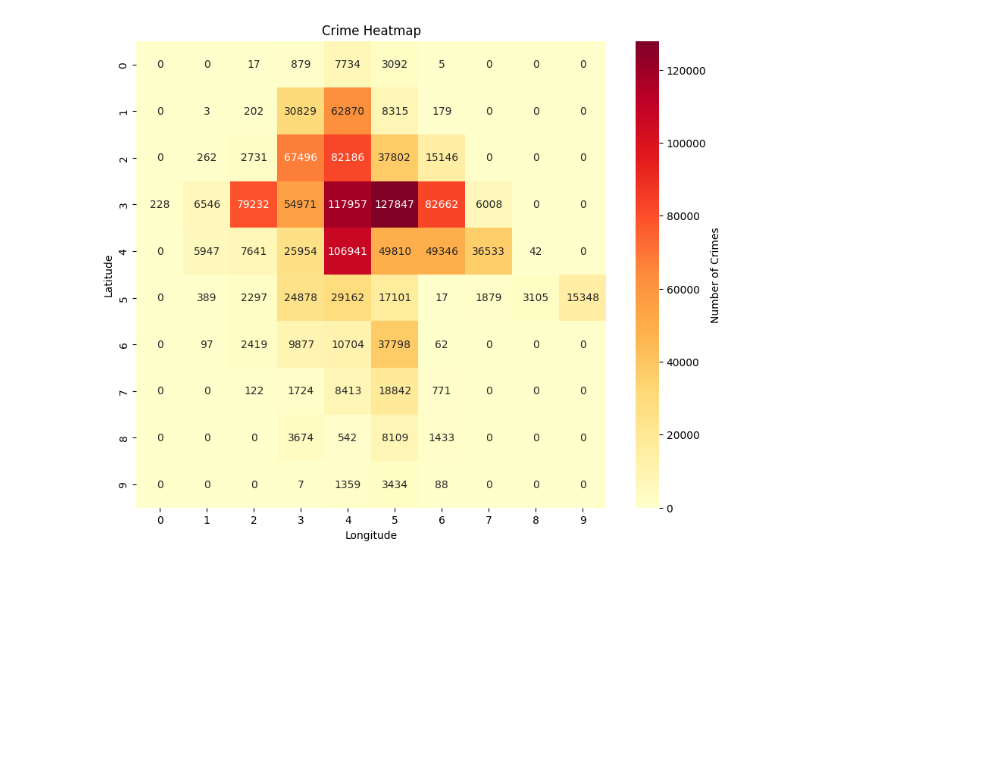
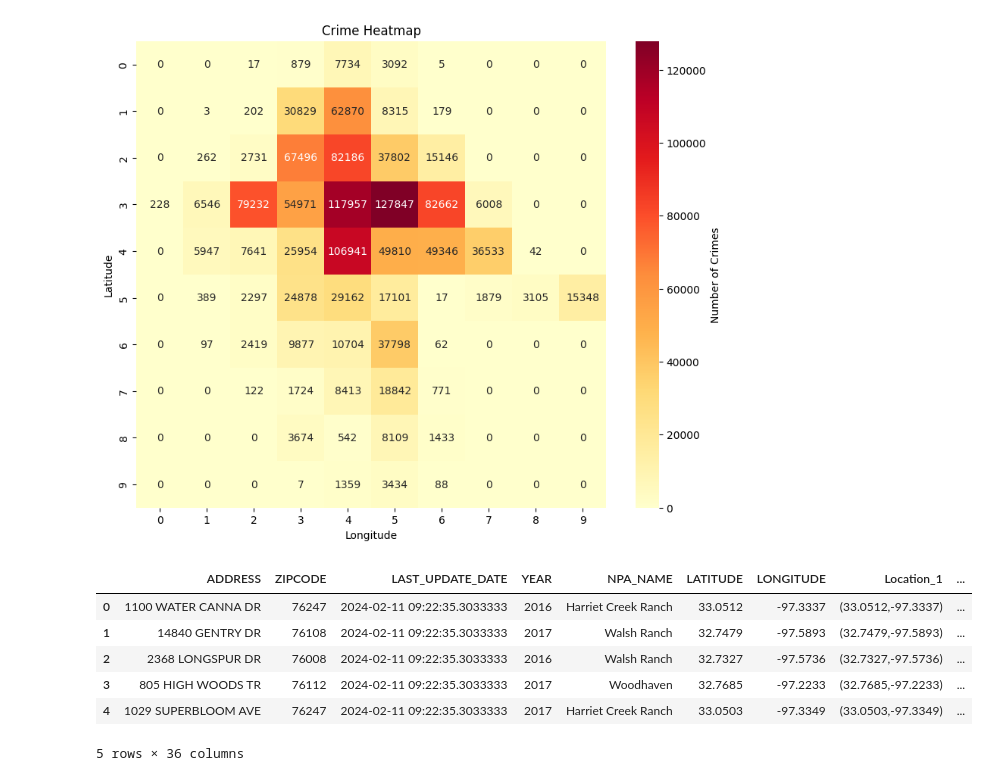
Before and after one commit to TejasTadikonda04/fort-worth-crime-analysis, a Jupyter notebook: restaurant-analysis.ipynb, the cells around one changed output. Cells and saved outputs as stored; diff of their text form; code cells hidden in the pictures; blank space fills up the shorter version.

```diff
--- a/crime-analysis.ipynb
+++ b/restaurant-analysis.ipynb
@@ -170,3 +170,16 @@ plt.ylabel('Latitude')
 plt.show()
 # %% [output]
 [figure]
+# %%
+# Load the Neighborhood Profile Area Data
+neighborhood_data = pd.read_csv("Neighborhood_Profile_Area_Data_20240214.csv")
+
+neighborhood_data.head()
+# %% [output]
+|  | ADDRESS | ZIPCODE | LAST_UPDATE_DATE | YEAR | NPA_NAME | LATITUDE | LONGITUDE | Location_1 | ... |
+| 0 | 1100 WATER CANNA DR | 76247 | 2024-02-11 09:22:35.3033333 | 2016 | Harriet Creek Ranch | 33.0512 | -97.3337 | (33.0512,-97.3337) | ... |
+| 1 | 14840 GENTRY DR | 76108 | 2024-02-11 09:22:35.3033333 | 2017 | Walsh Ranch | 32.7479 | -97.5893 | (32.7479,-97.5893) | ... |
+| 2 | 2368 LONGSPUR DR | 76008 | 2024-02-11 09:22:35.3033333 | 2016 | Walsh Ranch | 32.7327 | -97.5736 | (32.7327,-97.5736) | ... |
+| 3 | 805 HIGH WOODS TR | 76112 | 2024-02-11 09:22:35.3033333 | 2017 | Woodhaven | 32.7685 | -97.2233 | (32.7685,-97.2233) | ... |
+| 4 | 1029 SUPERBLOOM AVE | 76247 | 2024-02-11 09:22:35.3033333 | 2017 | Harriet Creek Ranch | 33.0503 | -97.3349 | (33.0503,-97.3349) | ... |
+5 rows × 36 columns
```
Also changed, not shown: parts of 3 cells of this notebook.
